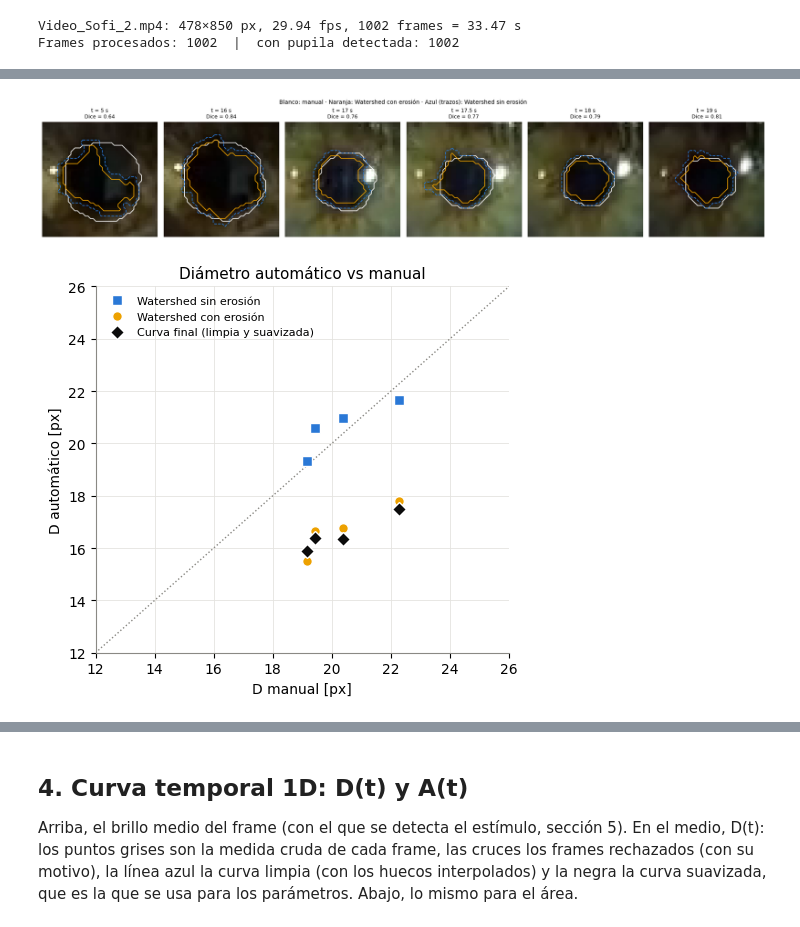
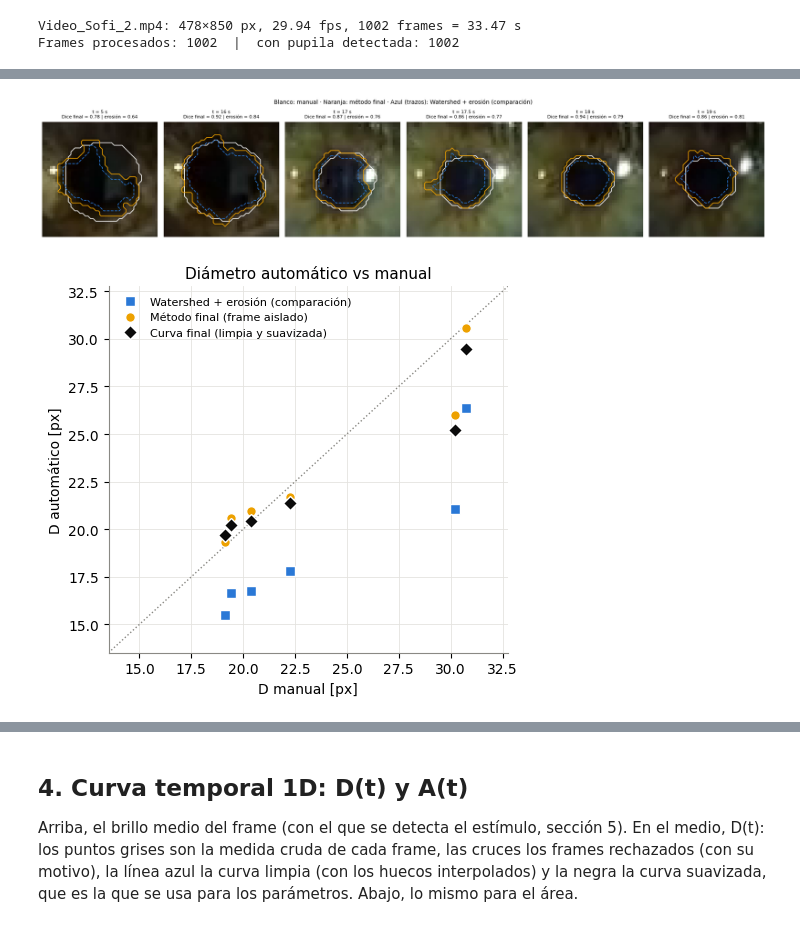
Before and after one commit to suthurralt/Guia-de-imagenes-biomedicas-G9-PSIB, a Jupyter notebook: notebooks/03_2_video_curva_temporal.ipynb, the cells around one changed output, grey strips where cells are left out. Saved outputs shown, nothing was run; the diff lists cells and outputs as text; code cells hidden in the pictures.

```diff
--- a/notebooks/03_2_video_curva_temporal.ipynb
+++ b/notebooks/03_2_video_curva_temporal.ipynb
@@ -136,41 +135,42 @@ else:
     for ax, (t, m) in zip(ejes[0], masks_val.items()):
         ys, xs = np.nonzero(m["manual"])
         cy, cx, lado = int(ys.mean()), int(xs.mean()), 22
         sl = (slice(max(cy - lado, 0), cy + lado), slice(max(cx - lado, 0), cx + lado))
         ax.imshow(m["roi"][sl], interpolation="nearest")
-        for mk, col, ls in [(m["manual"], COLOR["manual"], "-"), (m["watershed"], COLOR["watershed"], "--"),
+        for mk, col, ls in [(m["manual"], COLOR["manual"], "-"), (m["erosion"], COLOR["watershed"], "--"),
                             (m["auto"], COLOR["auto"], "-")]:
             if mk is not None:
                 ax.contour(mk[sl] > 0, levels=[0.5], colors=col, linewidths=1.3, linestyles=ls)
         f = tabla_val[tabla_val.t_s == t].iloc[0]
-        ax.set_title(f"t = {t} s\nDice = {f.dice_auto:.2f}", fontsize=9)
+        ax.set_title(f"t = {t} s\nDice final = {f.dice_auto:.2f} | erosión = {f.dice_erosion:.2f}", fontsize=8)
         ax.axis("off")
-    plt.suptitle("Blanco: manual · Naranja: Watershed con erosión · Azul (trazos): Watershed sin erosión",
+    plt.suptitle("Blanco: manual · Naranja: método final · Azul (trazos): Watershed + erosión (comparación)",
                  y=1.02, fontsize=10)
     plt.tight_layout()
     fig.savefig(carpeta_res / "3_2_1_validacion_contornos.png", dpi=150, bbox_inches="tight")
     plt.show()
 
     # Se genera la figura de dispersión de los diámetros manual vs automático
     fig, ax = plt.subplots(figsize=(5, 4.6))
-    lim = [12, 26]
+    d_todos = tabla_val[["D_manual_px", "D_watershed_px", "D_erosion_px", "D_curva_suave_px"]].to_numpy()
+    lim = [np.nanmin(d_todos) - 2, np.nanmax(d_todos) + 2]     # escala según los datos
     ax.plot(lim, lim, color="#8a8984", lw=1, ls=":")
-    for col, nombre, color, marca in [("D_watershed_px", "Watershed sin erosión", COLOR["watershed"], "s"),
-                                      ("D_auto_px", "Watershed con erosión", COLOR["auto"], "o"),
+    for col, nombre, color, marca in [("D_erosion_px", "Watershed + erosión (comparación)", COLOR["watershed"], "s"),
+                                      ("D_auto_px", "Método final (frame aislado)", COLOR["auto"], "o"),
                                       ("D_curva_suave_px", "Curva final (limpia y suavizada)", "#0b0b0b", "D")]:
         ok = tabla_val[col] < lim[1]
         ax.plot(tabla_val.D_manual_px[ok], tabla_val[col][ok], marca, color=color, mec="white", label=nombre)
     ax.set_xlim(lim); ax.set_ylim(lim)
     ax.set_xlabel("D manual [px]")
     ax.set_ylabel("D automático [px]")
     ax.set_title("Diámetro automático vs manual")
     ax.legend(frameon=False, fontsize=8, loc="upper left")
     plt.tight_layout()
     fig.savefig(carpeta_res / "3_2_1_validacion_dispersion.png", dpi=150, bbox_inches="tight")
     plt.show()
 # %% [output]
-[figure, old version]
+[figure, new version]
-[figure, old version]
+[figure, new version]
 # %% [markdown]
 **Discusión (validación).**
 
```
Also changed, not shown: parts of 20 cells of this notebook, 39 other files.
